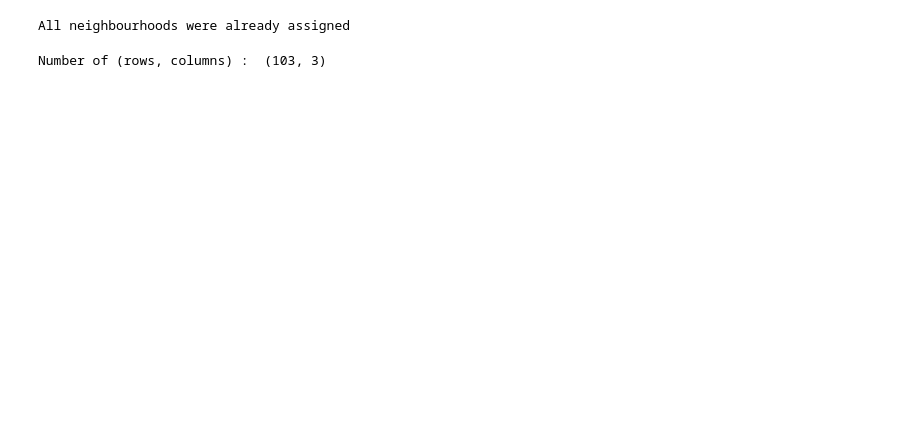
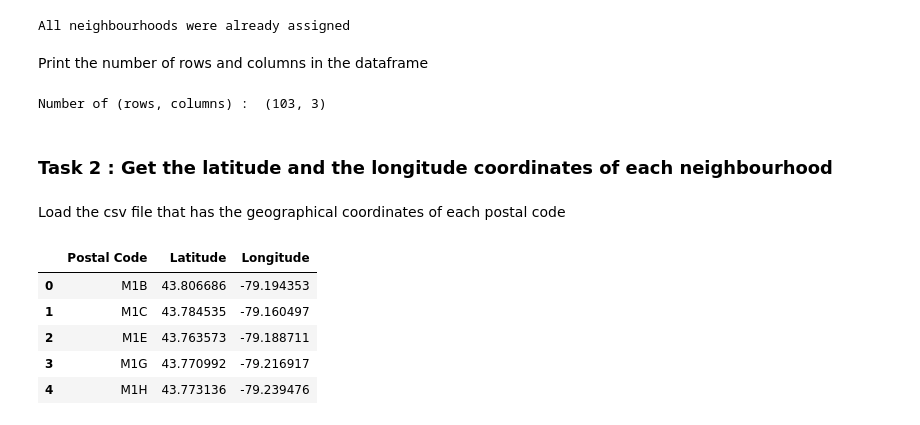
Before and after one commit to u010962/Coursera_Capstone, a Jupyter notebook: Coursera_Capstone.ipynb, the cells around one changed output. Saved outputs shown, nothing was run; the diff lists cells and outputs as text; code cells hidden in the pictures; blank space fills up the shorter version.

```diff
--- a/Coursera_Capstone.ipynb
+++ b/Coursera_Capstone.ipynb
@@ -103,3 +95,5 @@ if (postal_codes.loc[postal_codes.Neighbourhood == 'Not assigned', 'Neighbourhoo
 # %% [output]
 All neighbourhoods were already assigned
+# %% [markdown]
+Print the number of rows and columns in the dataframe
 # %%
@@ -108,3 +100,19 @@ All neighbourhoods were already assigned
 print('Number of (rows, columns) : ', postal_codes.shape)
 # %% [output]
 Number of (rows, columns) :  (103, 3)
+# %% [markdown]
+### Task 2 :  Get the latitude and the longitude coordinates of each neighbourhood
+# %% [markdown]
+Load the csv file that has the geographical coordinates of each postal code
+# %%
+url = 'http://cocl.us/Geospatial_data'
+geo_coordinates = pd.read_csv(url)
+
+geo_coordinates.head() # Get a glimpse on the provided data
+# %% [output]
+|  | Postal Code | Latitude | Longitude |
+| 0 | M1B | 43.806686 | -79.194353 |
+| 1 | M1C | 43.784535 | -79.160497 |
+| 2 | M1E | 43.763573 | -79.188711 |
+| 3 | M1G | 43.770992 | -79.216917 |
+| 4 | M1H | 43.773136 | -79.239476 |
```
Also changed, not shown: parts of 29 cells of this notebook.
